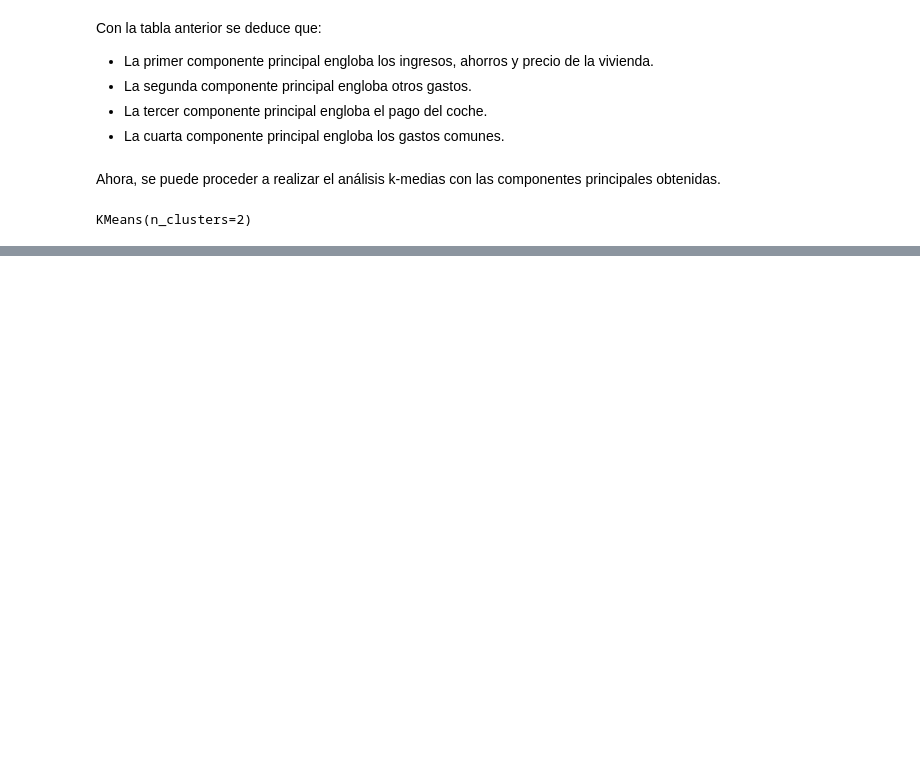
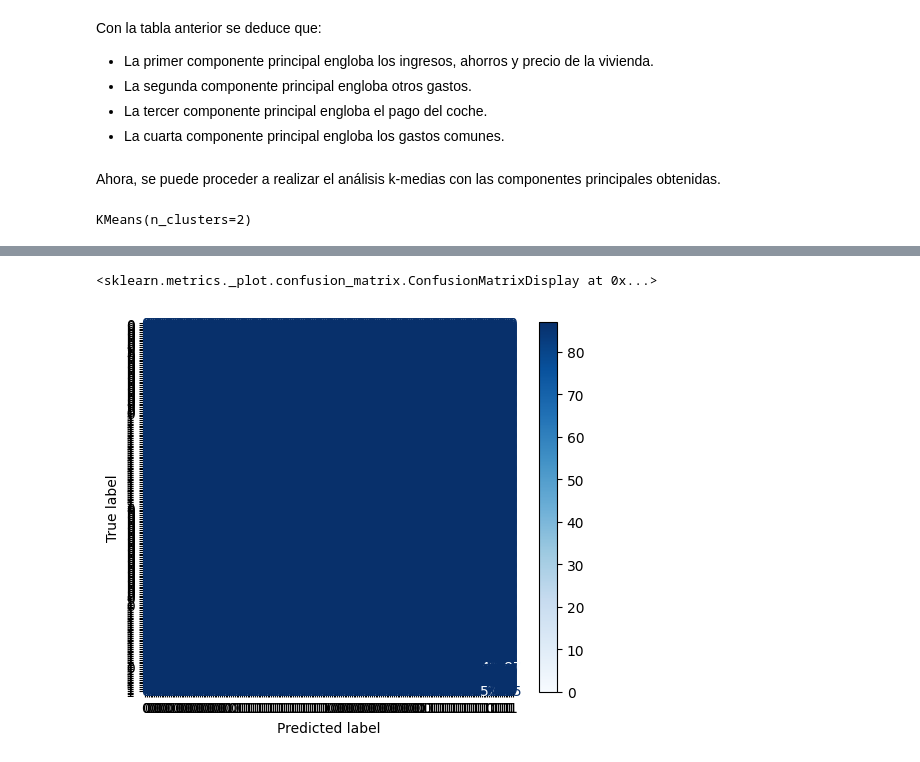
Before and after one commit to OsmarSantana369/Ejercicios, a Jupyter notebook: Analitica de datos/Trabajo 22/ComprarAlquilar.ipynb, the cells around one changed output, grey strips where cells are left out. Saved outputs shown, nothing was run; the diff lists cells and outputs as text; code cells hidden in the pictures; blank space fills up the shorter version.

Commit message:
Modificaciones, falta hacer la matriz de confusión

```diff
--- a/Analitica de datos/Trabajo 22/ComprarAlquilar.ipynb
+++ b/Analitica de datos/Trabajo 22/ComprarAlquilar.ipynb
@@ -193,9 +202,12 @@ pd.crosstab(y, etiquetas, rownames=['Actual'], colnames=['Predicted'], margins=T
 # %%
-# Matriz de confusión
-cm = confusion_matrix(y, etiquetas)
+# Matriz de confusión de las etiquetas reales vs las generadas por k-medias
+
+cm = confusion_matrix(y, etiquetas, labels=etiquetas)
 disp = ConfusionMatrixDisplay(confusion_matrix=cm, display_labels=etiquetas)
-disp.plot(cmap=plt.cm.Blues)
-plt.show()
+disp.plot(cmap='Blues')
+# %% [output]
+<sklearn.metrics._plot.confusion_matrix.ConfusionMatrixDisplay at 0x...>
+[figure, added]
 # %%
 # Precisión del modelo
 precision = np.trace(cm) / np.sum(cm)
```
Also changed, not shown: parts of 8 cells of this notebook, 2 other files.
